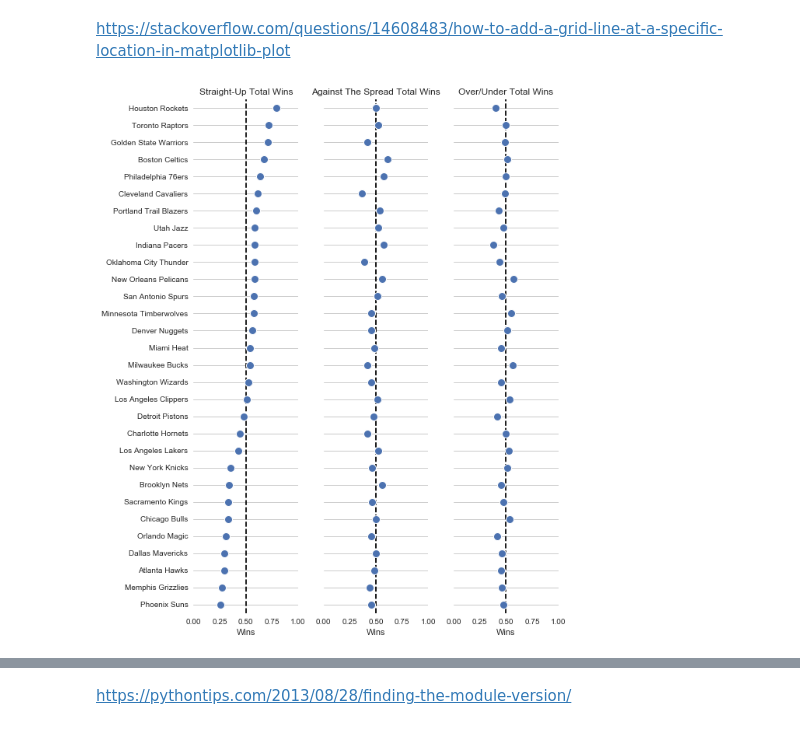
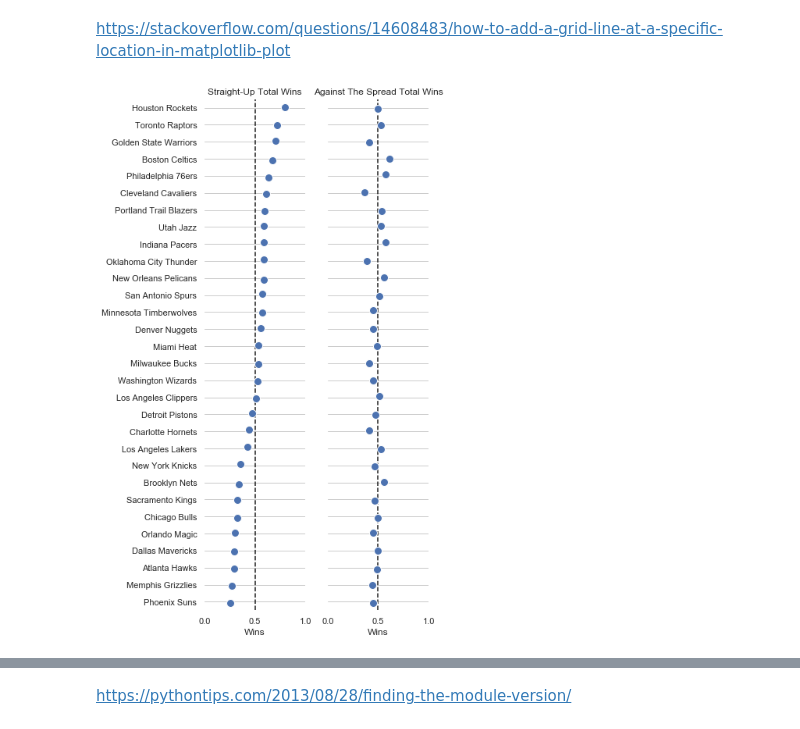
Before and after one commit to sahildshah1/funData-playground, a Jupyter notebook: notebooks/0710-sds-nba_spreads.ipynb, the cells around one changed output, grey strips where cells are left out. Saved outputs shown, nothing was run; the diff lists cells and outputs as text; code cells hidden in the pictures.

Commit message:
Modify notebooks 0710 sds nba_spreads

```diff
--- a/notebooks/0710-sds-nba_spreads.ipynb
+++ b/notebooks/0710-sds-nba_spreads.ipynb
@@ -20,7 +20,7 @@ Notes:
 # %%
 import pandas as pd
 # %%
-raw_dataframe = pd.read_csv("nba-against-the-spread.csv")
+raw_dataframe = pd.read_csv("../data/nba-against-the-spread.csv")
 # %%
 raw_dataframe
 # %% [output]
@@ -451,39 +456,43 @@ sns.set(style="whitegrid")
 
 # Make the PairGrid
 grid = sns.PairGrid(scrubbed_dataframe.sort_values("SU_T_W", ascending=False),
-                 x_vars=scrubbed_dataframe.columns[[1,10,19]],
+                 x_vars=scrubbed_dataframe.columns[[1,10]],
                  y_vars=["Team"],
                  size = 10,
                  aspect=0.25)
 
 # Draw a dot plot using the stripplot function
 grid.map(sns.stripplot,
       size=10,
       orient="h",
       linewidth=1,
       edgecolor="w")
 
 
 grid.set(xlim=(0, 1), xlabel="Wins", ylabel="")
 
 
-
 # Use semantically meaningful titles for the columns
-titles = ["Straight-Up Total Wins", "Against The Spread Total Wins", "Over/Under Total Wins"]
+titles = ["Straight-Up Total Wins", "Against The Spread Total Wins"]
 
 for ax, title in zip(grid.axes.flat, titles):
 
     # Set a different title for each axes
     ax.set(title=title)
 
     # Make the grid horizontal instead of vertical
     ax.xaxis.grid(False)
     ax.yaxis.grid(True)
 
     ax.axvline(0.5, linestyle='--', color='k') # vertical lines
 
 
 sns.despine(left=True, bottom=True)
+
+#https://github.com/jupyter/notebook/issues/3039
+# https://matplotlib.org/api/_as_gen/matplotlib.pyplot.savefig.html
+
+plt.savefig("figure.pdf",bbox_inches = 'tight',pad_inches = 0.5)
 # %% [output]
-[figure, old version]
+[figure, new version]
 # %%
```
Also changed, not shown: parts of 8 cells of this notebook.
